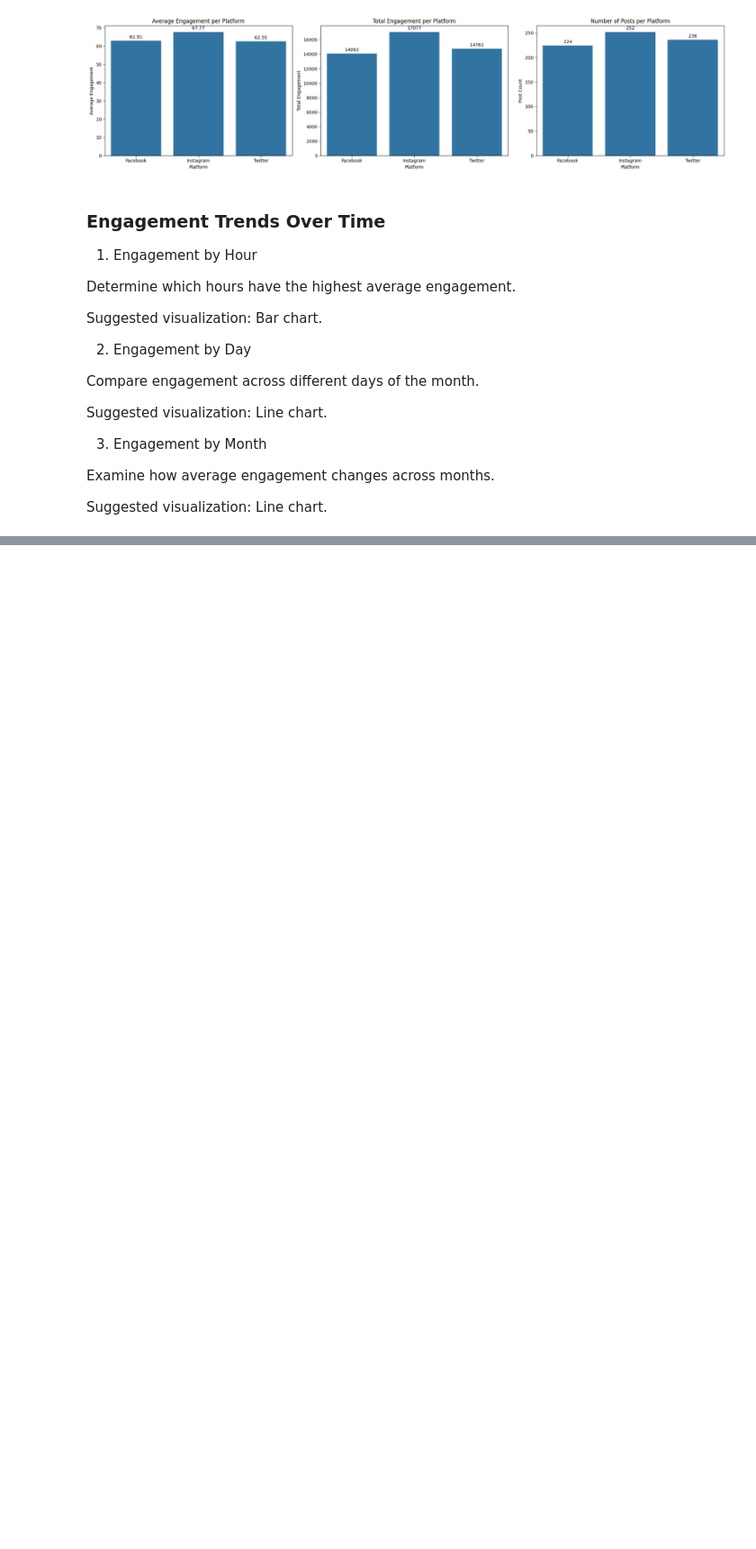
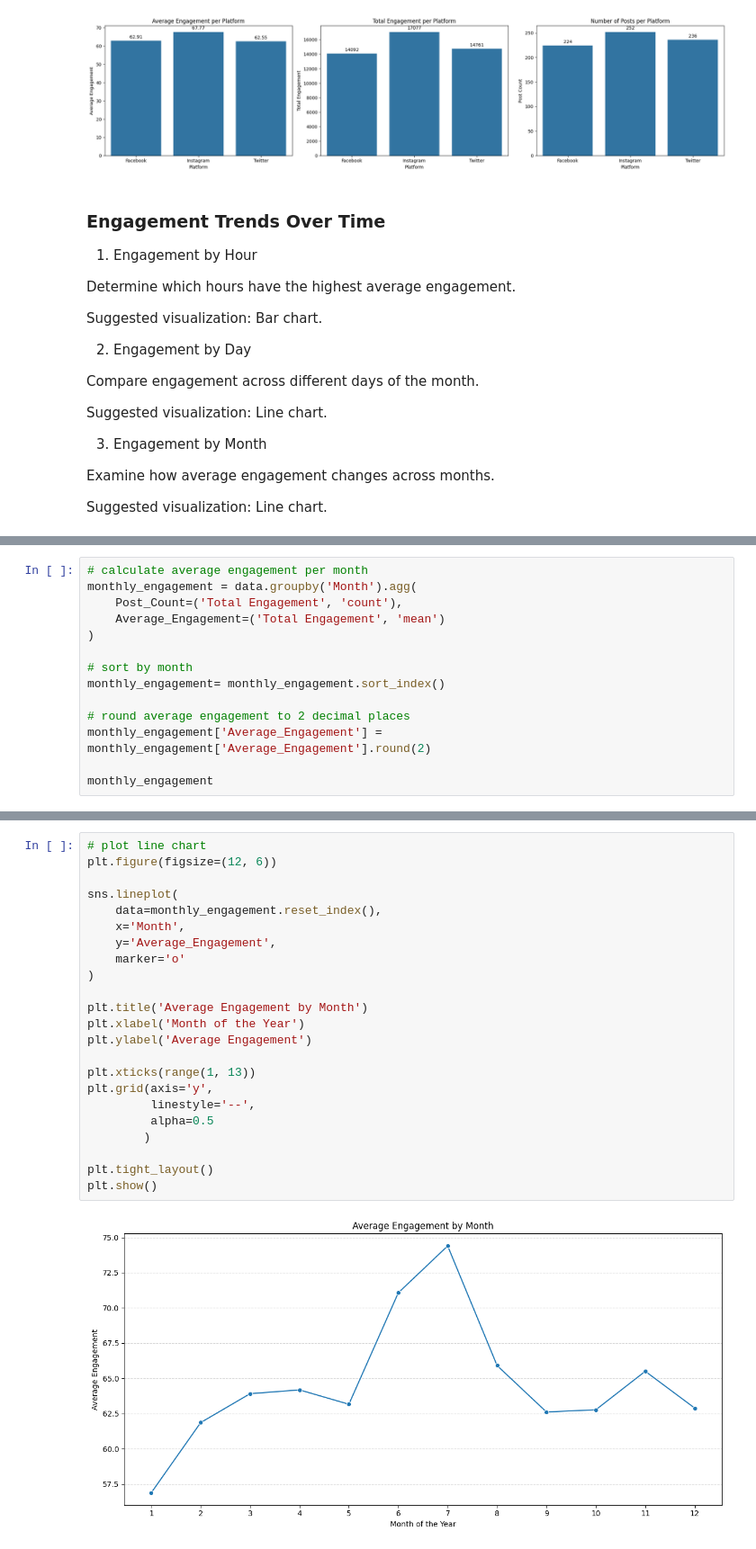
Before and after one commit to euiedavid/social-media-sentiments-analysis, a Jupyter notebook: notebook/social_media_sentiments_eda.ipynb, the cells around one changed output, grey strips where cells are left out. Shown at 90% size. Drawn from its saved outputs; the diff is of its cells as text; blank space fills up the shorter version.

```diff
--- a/notebook/social_media_sentiments_eda.ipynb
+++ b/notebook/social_media_sentiments_eda.ipynb
@@ -817,0 +1030,14 @@ Suggested visualization: Line chart.
+# %%
+# calculate average engagement per month
+monthly_engagement = data.groupby('Month').agg(
+    Post_Count=('Total Engagement', 'count'),
+    Average_Engagement=('Total Engagement', 'mean')
+)
+
+# sort by month
+monthly_engagement= monthly_engagement.sort_index()
+
+# round average engagement to 2 decimal places
+monthly_engagement['Average_Engagement'] = monthly_engagement['Average_Engagement'].round(2)
+
+monthly_engagement
@@ -817,0 +1059,25 @@ Suggested visualization: Line chart.
+# %%
+# plot line chart
+plt.figure(figsize=(12, 6))
+
+sns.lineplot(
+    data=monthly_engagement.reset_index(),
+    x='Month',
+    y='Average_Engagement',
+    marker='o'
+)
+
+plt.title('Average Engagement by Month')
+plt.xlabel('Month of the Year')
+plt.ylabel('Average Engagement')
+
+plt.xticks(range(1, 13))
+plt.grid(axis='y',
+         linestyle='--',
+         alpha=0.5
+        )
+
+plt.tight_layout()
+plt.show()
+# %% [output]
+[figure, added]
```
Also changed, not shown: parts of 14 cells of this notebook.
